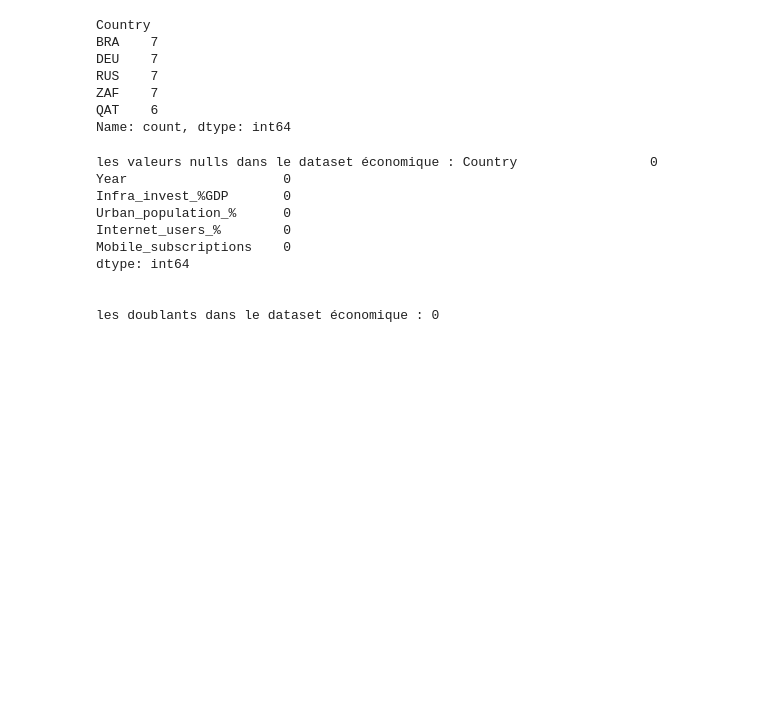
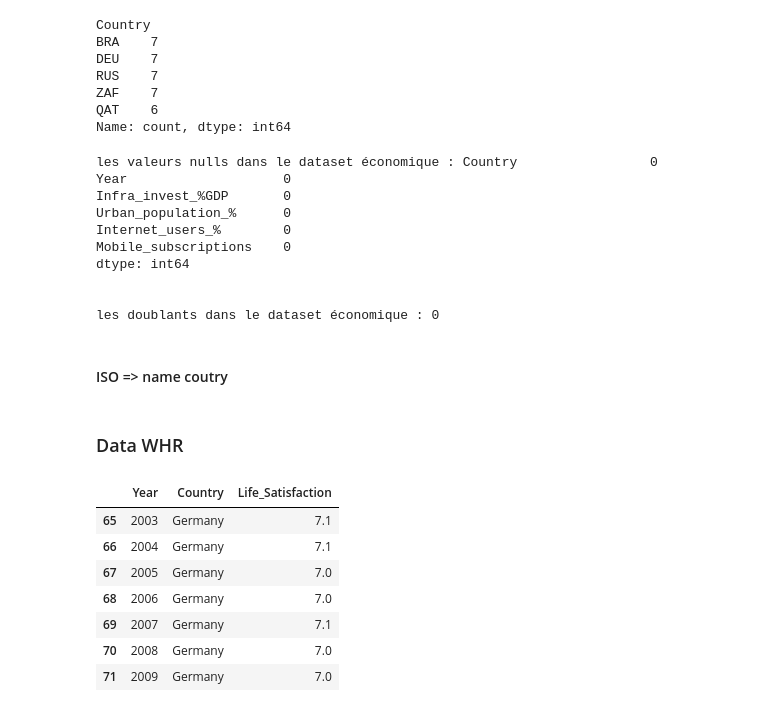
Before and after one commit to hajaraitlachgar/Impact_CDM, a Jupyter notebook: notebooks/Nettoyage.ipynb, the cells around one changed output. Saved outputs shown, nothing was run; the diff lists cells and outputs as text; code cells hidden in the pictures; blank space fills up the shorter version.

```diff
--- a/notebooks/Nettoyage.ipynb
+++ b/notebooks/Nettoyage.ipynb
@@ -417,3 +439,5 @@ dtype: int64
 
 
 les doublants dans le dataset économique : 0
+# %% [markdown]
+#### ISO => name coutry
@@ -420,2 +446,19 @@ les doublants dans le dataset économique : 0
 # %%
 dfUrb.to_csv('../Data Clean/cleaned_urban_world_cup_data.csv', index=False)
+# %% [markdown]
+### Data WHR
+# %%
+# germany => [2003;2009]
+
+germny_data=dfWhr[dfWhr['Country'] == 'Germany']
+germny_data = germny_data[(germny_data['Year'] >= 2003) & (germny_data['Year'] <= 2009)]
+germny_data
+# %% [output]
+|  | Year | Country | Life_Satisfaction |
+| 65 | 2003 | Germany | 7.1 |
+| 66 | 2004 | Germany | 7.1 |
+| 67 | 2005 | Germany | 7.0 |
+| 68 | 2006 | Germany | 7.0 |
+| 69 | 2007 | Germany | 7.1 |
+| 70 | 2008 | Germany | 7.0 |
+| 71 | 2009 | Germany | 7.0 |
```
Also changed, not shown: parts of 16 cells of this notebook, 8 other files.
